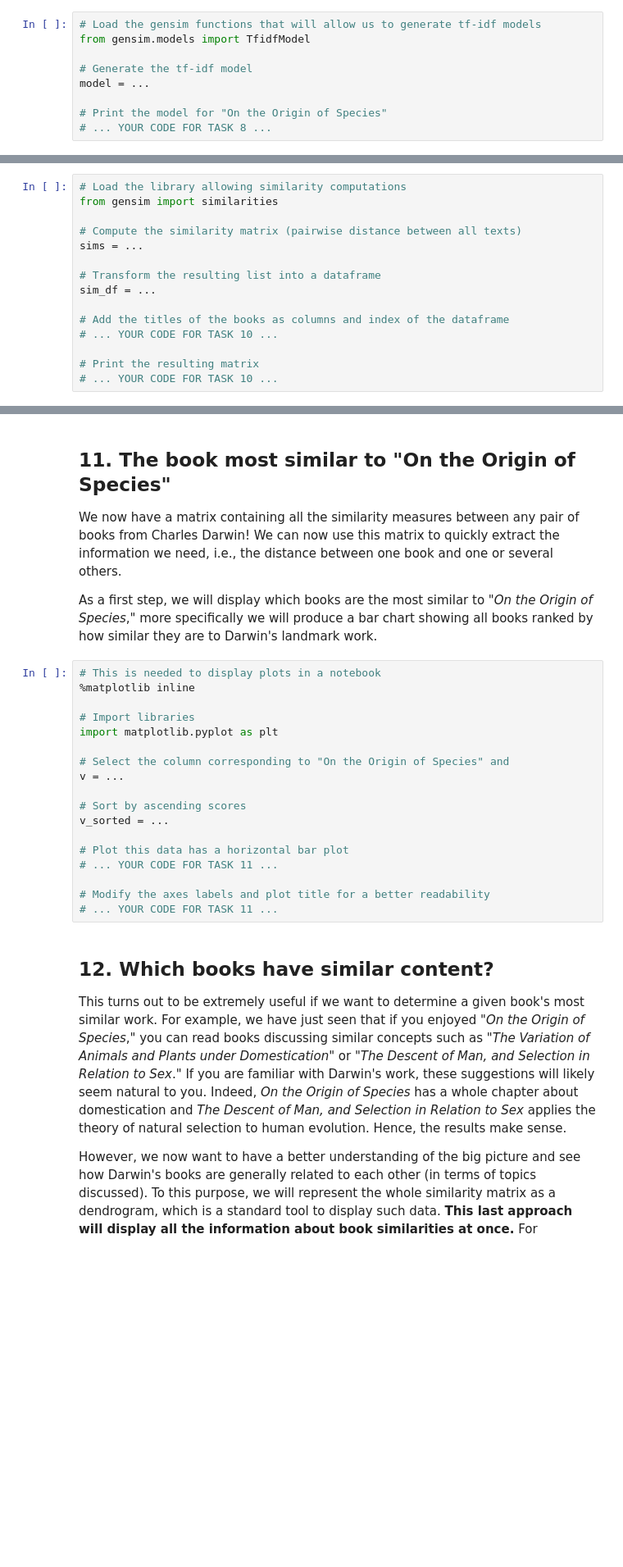
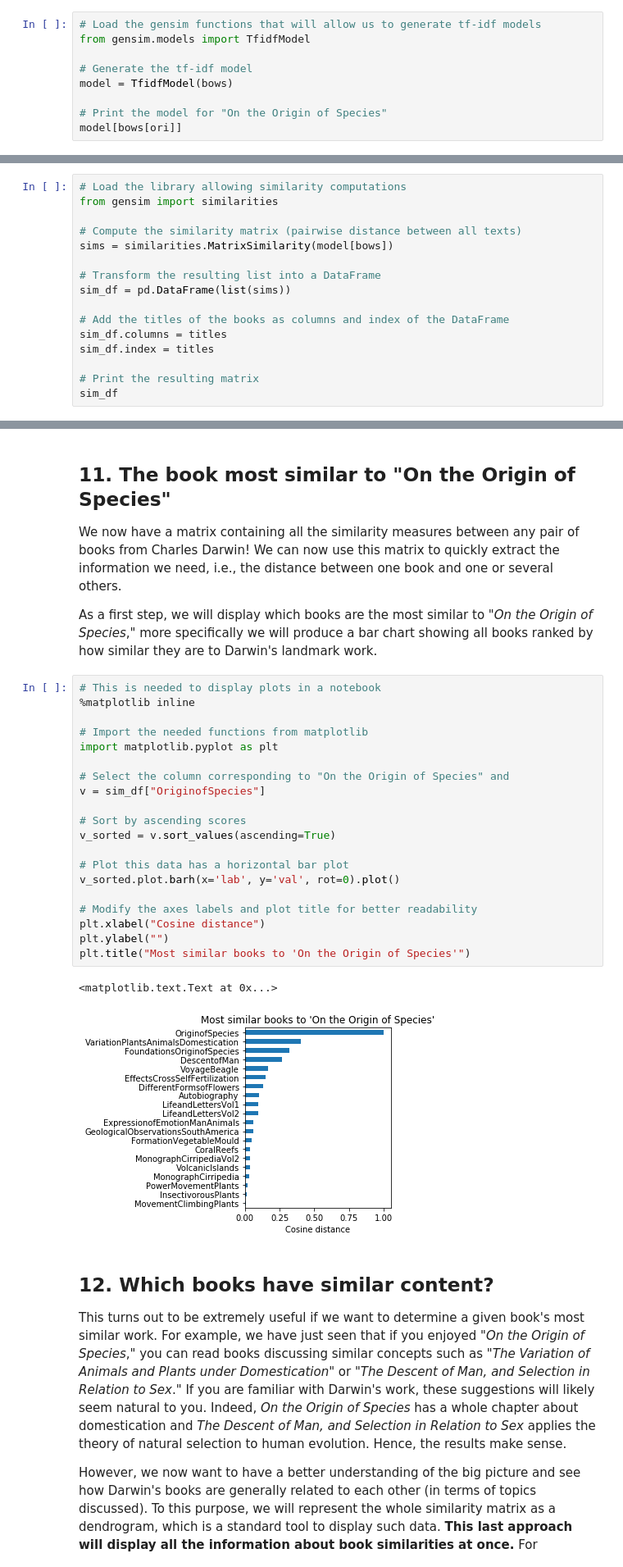
Before and after one commit to ruosen87/Book-Recommendations-System, a Jupyter notebook: notebook.ipynb, the cells around one changed output, grey strips where cells are left out. Shown: that part at 82% size. Drawn from its saved outputs; the diff is of its cells as text; blank space fills up the shorter version.

```diff
--- a/notebook.ipynb
+++ b/notebook.ipynb
@@ -228,7 +228,7 @@ df_bow_origin.sort_values(by="occurrences", ascending=False).head(10)
 from gensim.models import TfidfModel
 
 # Generate the tf-idf model
-model = ...
+model = TfidfModel(bows)
 
 # Print the model for "On the Origin of Species"
-# ... YOUR CODE FOR TASK 8 ...
+model[bows[ori]]
@@ -256,13 +286,14 @@ df_tfidf = ...
 from gensim import similarities
 
 # Compute the similarity matrix (pairwise distance between all texts)
-sims = ...
+sims = similarities.MatrixSimilarity(model[bows])
 
-# Transform the resulting list into a dataframe
-sim_df = ...
+# Transform the resulting list into a DataFrame
+sim_df = pd.DataFrame(list(sims))
 
-# Add the titles of the books as columns and index of the dataframe
-# ... YOUR CODE FOR TASK 10 ...
+# Add the titles of the books as columns and index of the DataFrame
+sim_df.columns = titles
+sim_df.index = titles
 
 # Print the resulting matrix
-# ... YOUR CODE FOR TASK 10 ...
+sim_df
@@ -273,21 +322,26 @@ sim_df = ...
 # %%
 # This is needed to display plots in a notebook
 %matplotlib inline
 
-# Import libraries
+# Import the needed functions from matplotlib
 import matplotlib.pyplot as plt
 
 # Select the column corresponding to "On the Origin of Species" and
-v = ...
+v = sim_df["OriginofSpecies"]
 
 # Sort by ascending scores
-v_sorted = ...
+v_sorted = v.sort_values(ascending=True)
 
 # Plot this data has a horizontal bar plot
-# ... YOUR CODE FOR TASK 11 ...
+v_sorted.plot.barh(x='lab', y='val', rot=0).plot()
 
-# Modify the axes labels and plot title for a better readability
-# ... YOUR CODE FOR TASK 11 ...
+# Modify the axes labels and plot title for better readability
+plt.xlabel("Cosine distance")
+plt.ylabel("")
+plt.title("Most similar books to 'On the Origin of Species'")
+# %% [output]
+<matplotlib.text.Text at 0x...>
+[figure, added]
 # %% [markdown]
 ## 12. Which books have similar content?
 <p>This turns out to be extremely useful if we want to determine a given book's most similar work. For example, we have just seen that if you enjoyed "<em>On the Origin of Species</em>," you can read books discussing similar concepts such as "<em>The Variation of Animals and Plants under Domestication</em>" or "<em>The Descent of Man, and Selection in Relation to Sex</em>." If you are familiar with Darwin's work, these suggestions will likely seem natural to you. Indeed, <em>On the Origin of Species</em> has a whole chapter about domestication and <em>The Descent of Man, and Selection in Relation to Sex</em> applies the theory of natural selection to human evolution. Hence, the results make sense.</p>
```
Also changed, not shown: parts of 4 cells of this notebook.
